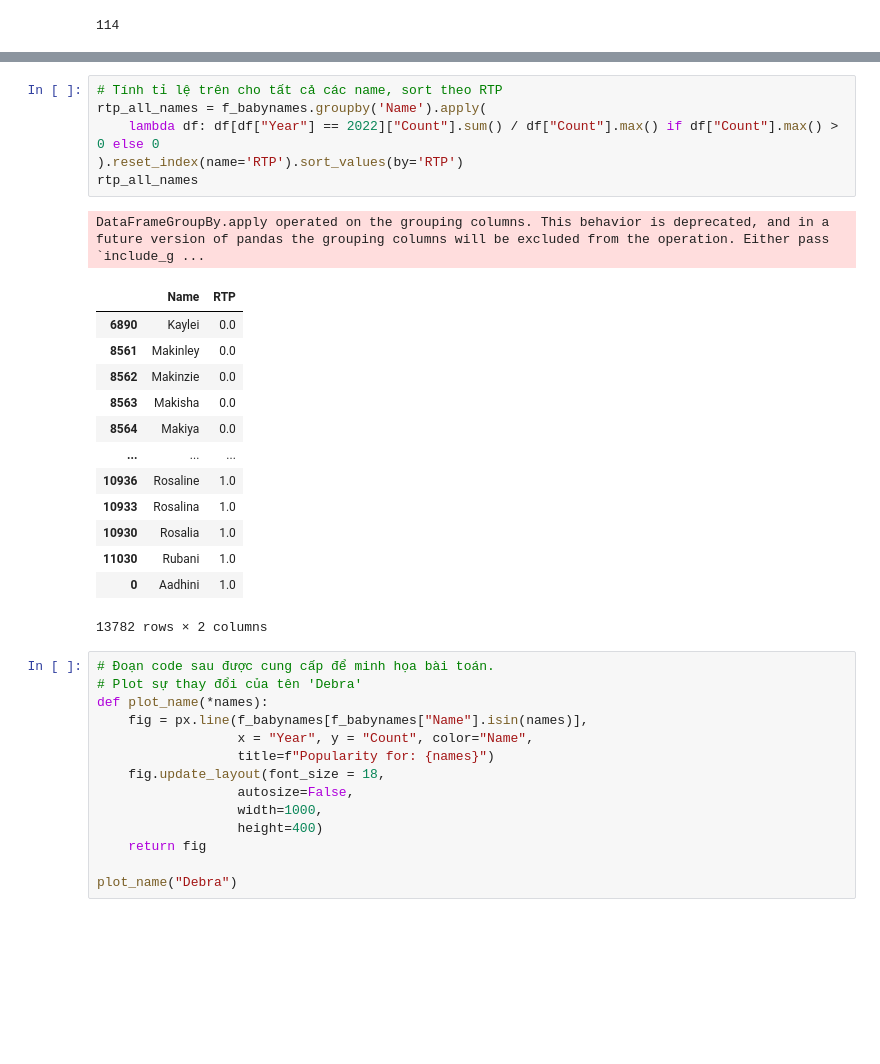
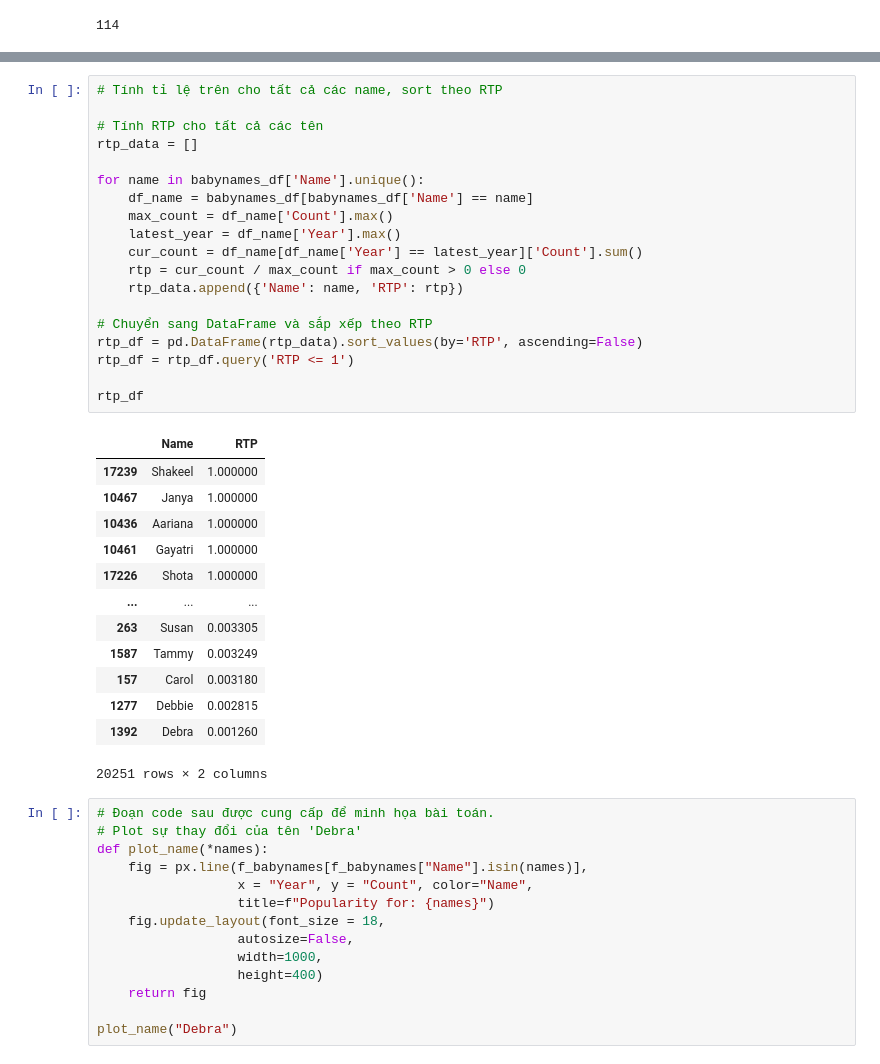
Before and after one commit to PrORain-HCMUS/Programming-for-DS-HW, a Jupyter notebook: HW7/Homework7.ipynb, the cells around one changed output, grey strips where cells are left out. Drawn from its saved outputs; the diff is of its cells as text; blank space fills up the shorter version.

```diff
--- a/HW7/Homework7.ipynb
+++ b/HW7/Homework7.ipynb
@@ -111,25 +111,37 @@ jennifer_rtp
 0.018796372629843364
 # %%
 # Tính tỉ lệ trên cho tất cả các name, sort theo RTP
-rtp_all_names = f_babynames.groupby('Name').apply(
-    lambda df: df[df["Year"] == 2022]["Count"].sum() / df["Count"].max() if df["Count"].max() > 0 else 0
-).reset_index(name='RTP').sort_values(by='RTP')
-rtp_all_names
+
+# Tính RTP cho tất cả các tên
+rtp_data = []
+
+for name in babynames_df['Name'].unique():
+    df_name = babynames_df[babynames_df['Name'] == name]
+    max_count = df_name['Count'].max()
+    latest_year = df_name['Year'].max()
+    cur_count = df_name[df_name['Year'] == latest_year]['Count'].sum()
+    rtp = cur_count / max_count if max_count > 0 else 0
+    rtp_data.append({'Name': name, 'RTP': rtp})
+
+# Chuyển sang DataFrame và sắp xếp theo RTP
+rtp_df = pd.DataFrame(rtp_data).sort_values(by='RTP', ascending=False)
+rtp_df = rtp_df.query('RTP <= 1')
+
+rtp_df
 # %% [output]
+|  | Name | RTP |
+| 17239 | Shakeel | 1.000000 |
+| 10467 | Janya | 1.000000 |
+| 10436 | Aariana | 1.000000 |
+| 10461 | Gayatri | 1.000000 |
+| 17226 | Shota | 1.000000 |
+| ... | ... | ... |
+| 263 | Susan | 0.003305 |
+| 1587 | Tammy | 0.003249 |
+| 157 | Carol | 0.003180 |
+| 1277 | Debbie | 0.002815 |
+| 1392 | Debra | 0.001260 |
-DataFrameGroupBy.apply operated on the grouping columns. This behavior is deprecated, and in a future version of pandas the grouping columns will be excluded from the operation. Either pass `include_g ...
+20251 rows × 2 columns
-|  | Name | RTP |
-| 6890 | Kaylei | 0.0 |
-| 8561 | Makinley | 0.0 |
-| 8562 | Makinzie | 0.0 |
-| 8563 | Makisha | 0.0 |
-| 8564 | Makiya | 0.0 |
-| ... | ... | ... |
-| 10936 | Rosaline | 1.0 |
-| 10933 | Rosalina | 1.0 |
-| 10930 | Rosalia | 1.0 |
-| 11030 | Rubani | 1.0 |
-| 0 | Aadhini | 1.0 |
-13782 rows × 2 columns
 # %%
 # Đoạn code sau được cung cấp để minh họa bài toán.
 # Plot sự thay đổi của tên 'Debra'
```
Also changed, not shown: parts of 6 cells of this notebook.
